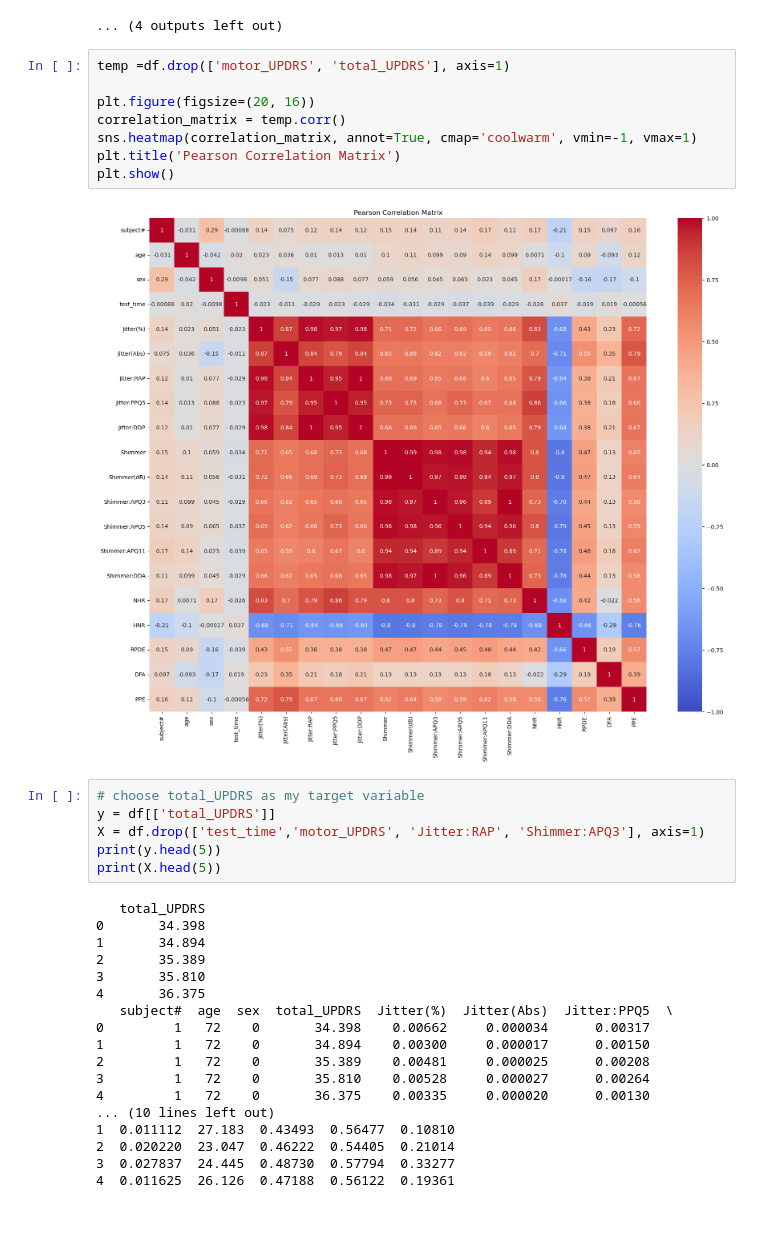
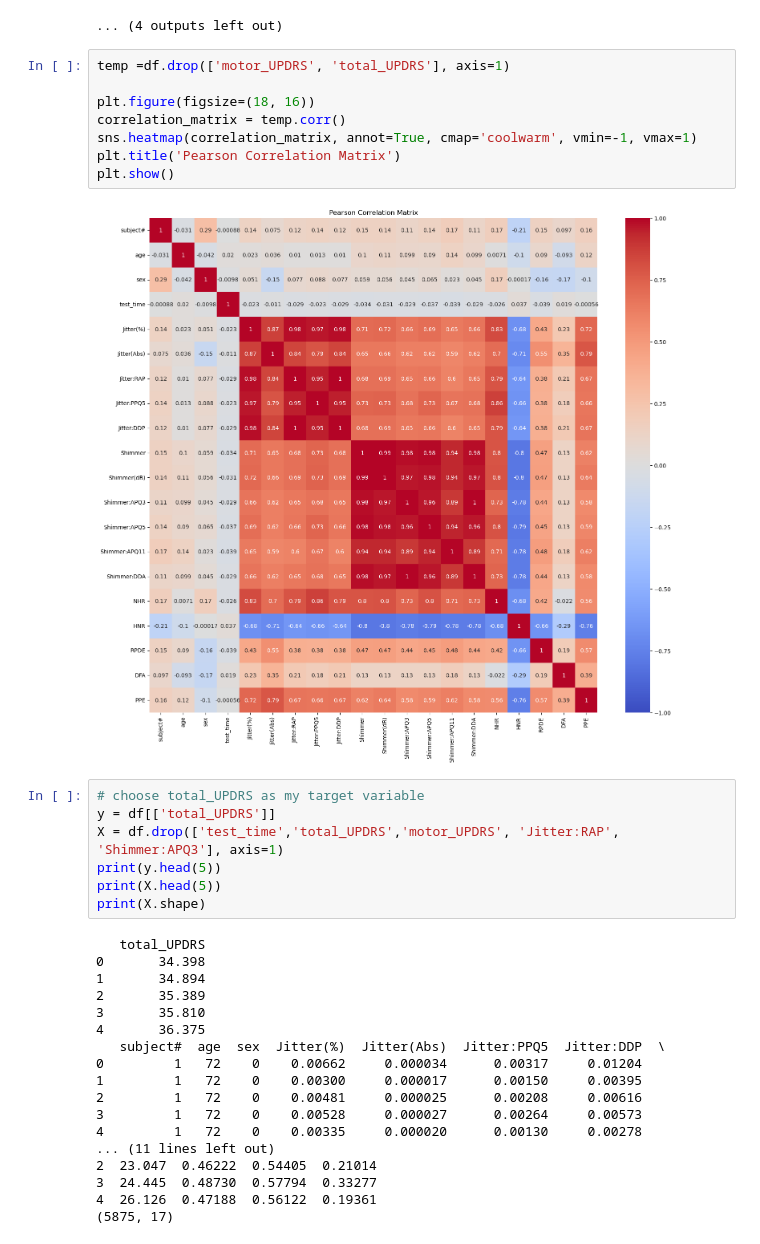
Before and after one commit to xiruwei/data1030projectparkinson, a Jupyter notebook: final project.ipynb, the cells around one changed output. Drawn from its saved outputs; the diff is of its cells as text.

```diff
--- a/final project.ipynb
+++ b/final project.ipynb
@@ -119,19 +135,20 @@ for i in ['Jitter(%)', 'Jitter(Abs)', 'Jitter:RAP', 'Jitter:PPQ5', 'Jitter:DDP',
 # %%
 temp =df.drop(['motor_UPDRS', 'total_UPDRS'], axis=1)
 
-plt.figure(figsize=(20, 16))
+plt.figure(figsize=(18, 16))
 correlation_matrix = temp.corr()
 sns.heatmap(correlation_matrix, annot=True, cmap='coolwarm', vmin=-1, vmax=1)
 plt.title('Pearson Correlation Matrix')
 plt.show()
 # %% [output]
-[figure, old version]
+[figure, new version]
 # %%
 # choose total_UPDRS as my target variable
 y = df[['total_UPDRS']]
-X = df.drop(['test_time','motor_UPDRS', 'Jitter:RAP', 'Shimmer:APQ3'], axis=1)
+X = df.drop(['test_time','total_UPDRS','motor_UPDRS', 'Jitter:RAP', 'Shimmer:APQ3'], axis=1)
 print(y.head(5))
 print(X.head(5))
+print(X.shape)
 # %% [output]
    total_UPDRS
 0       34.398
@@ -139,17 +156,17 @@ print(X.head(5))
 2       35.389
 3       35.810
 4       36.375
-   subject#  age  sex  total_UPDRS  Jitter(%)  Jitter(Abs)  Jitter:PPQ5  \
-0         1   72    0       34.398    0.00662     0.000034      0.00317
-1         1   72    0       34.894    0.00300     0.000017      0.00150
-2         1   72    0       35.389    0.00481     0.000025      0.00208
-3         1   72    0       35.810    0.00528     0.000027      0.00264
-4         1   72    0       36.375    0.00335     0.000020      0.00130
-... (10 lines left out)
-1  0.011112  27.183  0.43493  0.56477  0.10810
-2  0.020220  23.047  0.46222  0.54405  0.21014
-3  0.027837  24.445  0.48730  0.57794  0.33277
-4  0.011625  26.126  0.47188  0.56122  0.19361
+   subject#  age  sex  Jitter(%)  Jitter(Abs)  Jitter:PPQ5  Jitter:DDP  \
+0         1   72    0    0.00662     0.000034      0.00317     0.01204
+1         1   72    0    0.00300     0.000017      0.00150     0.00395
+2         1   72    0    0.00481     0.000025      0.00208     0.00616
+3         1   72    0    0.00528     0.000027      0.00264     0.00573
+4         1   72    0    0.00335     0.000020      0.00130     0.00278
+... (11 lines left out)
+2  23.047  0.46222  0.54405  0.21014
+3  24.445  0.48730  0.57794  0.33277
+4  26.126  0.47188  0.56122  0.19361
+(5875, 17)
 # %%
 plt.figure(figsize=(15, 12))
 correlation_matrix = X.corr()
```
Also changed, not shown: parts of 5 cells of this notebook.
